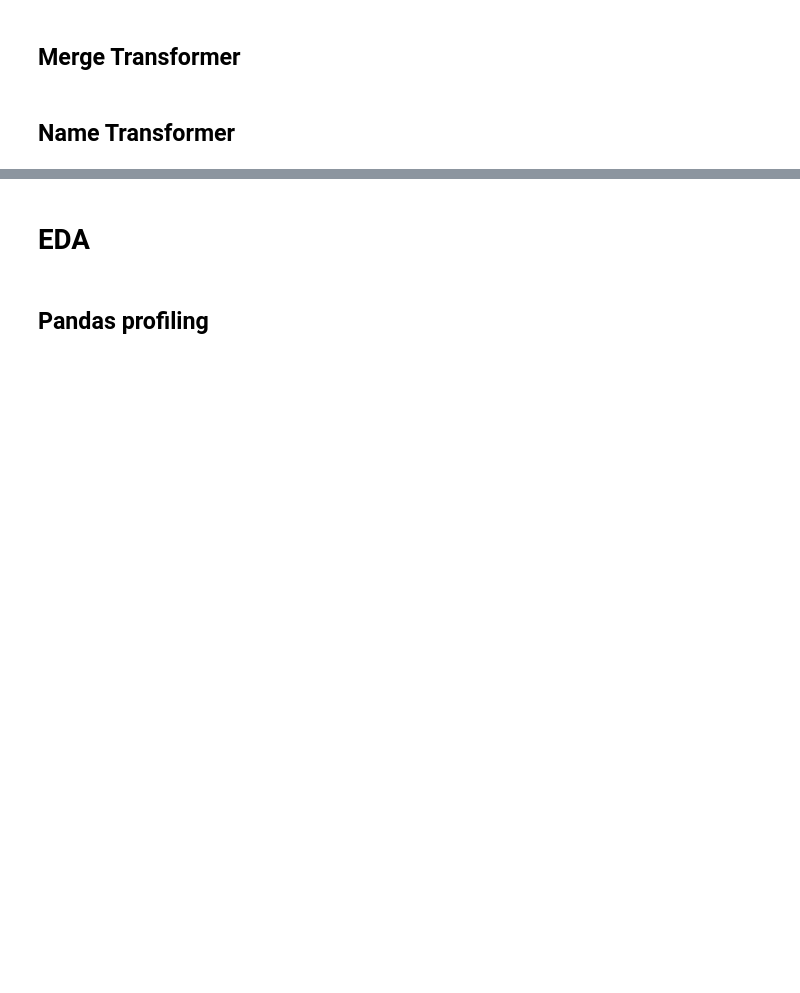
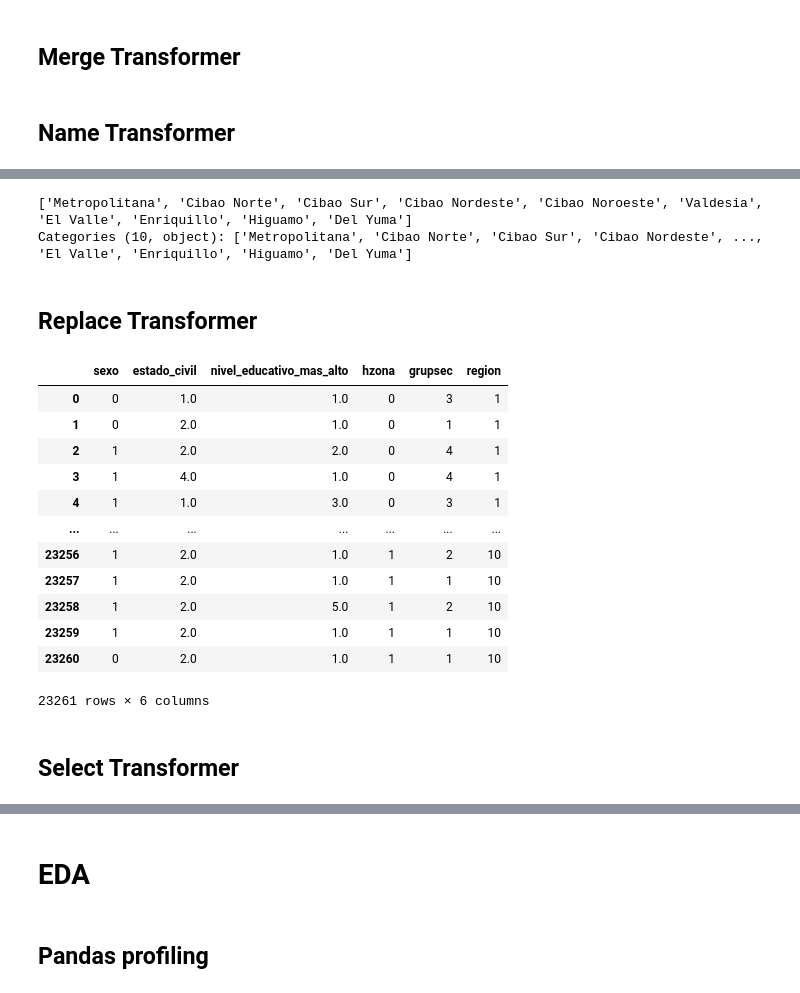
Before and after one commit to AlejandroCoronadoN/mepyd-incluia, a Jupyter notebook: notebooks/eda/eda_enhogar.ipynb, the cells around one changed output, grey strips where cells are left out. Cells and saved outputs as stored; diff of their text form; code cells hidden in the pictures; blank space fills up the shorter version.

```diff
--- a/notebooks/eda/eda_enhogar.ipynb
+++ b/notebooks/eda/eda_enhogar.ipynb
@@ -190,0 +218,76 @@ len(survey_elected_final.columns.unique())
+# %%
+survey_elected_named['region'].unique()
+# %% [output]
+['Metropolitana', 'Cibao Norte', 'Cibao Sur', 'Cibao Nordeste', 'Cibao Noroeste', 'Valdesia', 'El Valle', 'Enriquillo', 'Higuamo', 'Del Yuma']
+Categories (10, object): ['Metropolitana', 'Cibao Norte', 'Cibao Sur', 'Cibao Nordeste', ..., 'El Valle', 'Enriquillo', 'Higuamo', 'Del Yuma']
+# %% [markdown]
+## Replace Transformer
+# %%
+replace_elected_map = {
+    'sexo': {
+        'Hombre': 0,
+        'Mujer': 1
+    },
+    'estado_civil': {
+        'Soltero(a)': 1,
+        'Unido(a)': 2,
+        'Separado(a) de unión libre': 2,
+        'Viudo(a)': 4,
+        'Casado(a)': 5,
+        'Separado de matrimonio legal o religioso': 6,
+        'Divorciado(a)': 7,
+        9.0: 9
+    },
+    'nivel_educativo_mas_alto': {
+        'Básico o Primario': 1,
+        'Universitario': 2,
+        'Medio o Secundario': 3,
+        'Postgrado, Maestría o Doctorado': 4,
+        'Sin información': 5,
+        'Inicial o pres-escolar': 6,
+        'No sabe': 9,
+    },
+    'hzona': {
+        'Urbano': 0,
+        'Rural': 1
+    },
+    'grupsec': {
+        'Muy bajo': 1,
+        'Bajo': 2,
+        'Medio bajo': 3,
+        'Medio y Medio alto': 4,
+        'Alto': 5
+    },
+    'region': {
+        'Metropolitana': 1,
+        'Cibao Norte': 2,
+        'Cibao Sur': 3,
+        'Cibao Nordeste': 4,
+        'Cibao Noroeste': 5,
+        'Valdesia': 6,
+        'El Valle': 7,
+        'Enriquillo': 8,
+        'Higuamo': 9,
+        'Del Yuma': 10
+    }
+}
+
+replace_elected_transformer = ReplaceTransformer(replace_elected_map)
+survey_elected_replaced = replace_elected_transformer.transform(survey_elected_named)
+survey_elected_replaced[replace_elected_map.keys()]
+# %% [output]
+|  | sexo | estado_civil | nivel_educativo_mas_alto | hzona | grupsec | region |
+| 0 | 0 | 1.0 | 1.0 | 0 | 3 | 1 |
+| 1 | 0 | 2.0 | 1.0 | 0 | 1 | 1 |
+| 2 | 1 | 2.0 | 2.0 | 0 | 4 | 1 |
+| 3 | 1 | 4.0 | 1.0 | 0 | 4 | 1 |
+| 4 | 1 | 1.0 | 3.0 | 0 | 3 | 1 |
+| ... | ... | ... | ... | ... | ... | ... |
+| 23256 | 1 | 2.0 | 1.0 | 1 | 2 | 10 |
+| 23257 | 1 | 2.0 | 1.0 | 1 | 1 | 10 |
+| 23258 | 1 | 2.0 | 5.0 | 1 | 2 | 10 |
+| 23259 | 1 | 2.0 | 1.0 | 1 | 1 | 10 |
+| 23260 | 0 | 2.0 | 1.0 | 1 | 1 | 10 |
+23261 rows × 6 columns
+# %% [markdown]
+## Select Transformer
```
Also changed, not shown: parts of 26 cells of this notebook, 2 other files.
